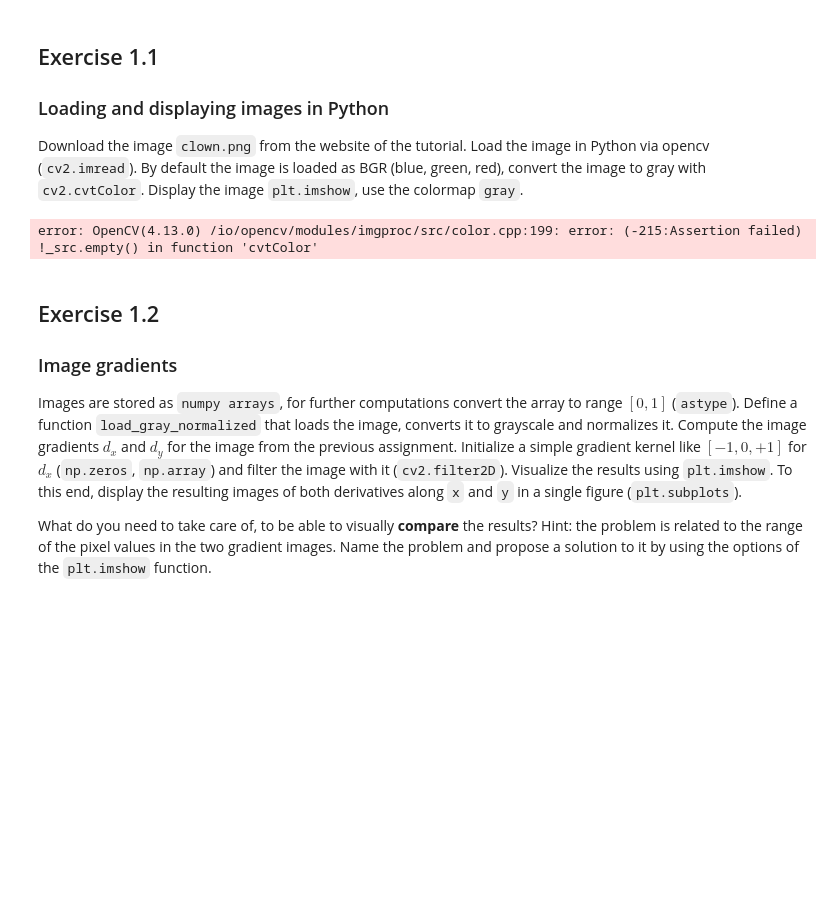
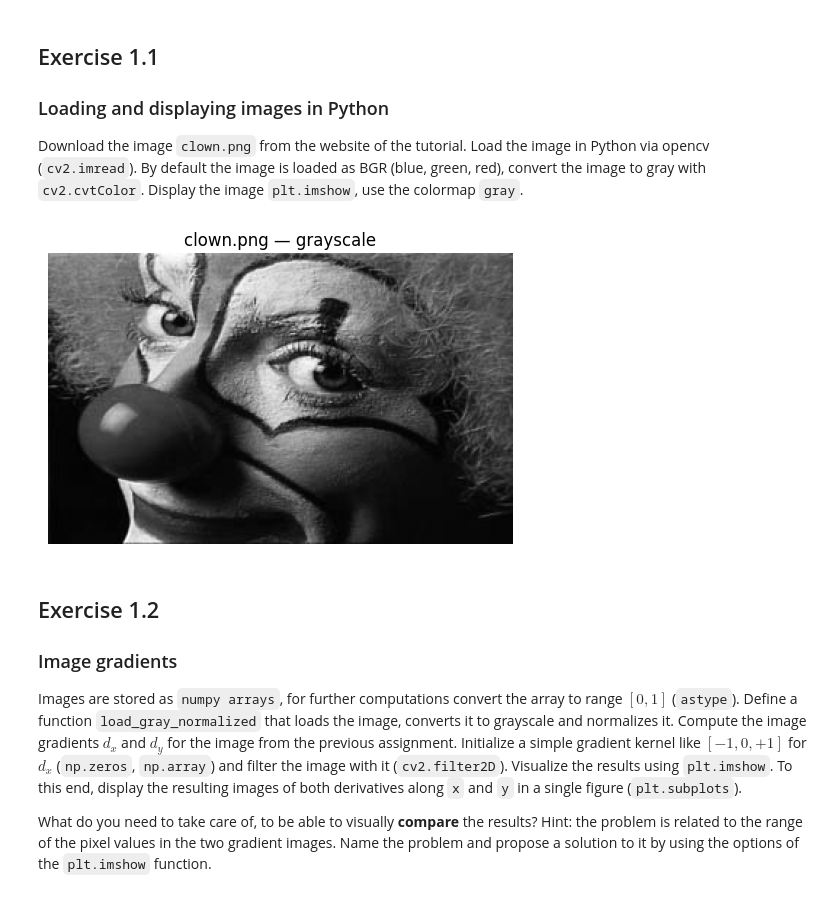
Before and after one commit to harshaugust/Blog, a Jupyter notebook: exercise_1.ipynb, the cells around one changed output. Saved outputs shown, nothing was run; the diff lists cells and outputs as text; code cells hidden in the pictures; blank space fills up the shorter version.

```diff
--- a/exercise_1.ipynb
+++ b/exercise_1.ipynb
@@ -37,27 +37,24 @@ the image in Python via opencv (`cv2.imread`). By default the image is loaded as
 Display the image `plt.imshow`, use the colormap `gray`.
 # %%
 # TODO: define image path
-image_path = join(getcwd(), 'images', 'clown.png')
+image_path = join(getcwd(), 'data', 'exercise_1', 'clown.png')
 
 # TODO: read image
 # cv2.imread loads in BGR order by default
 image_bgr = cv2.imread(image_path)
 
-print(image_bgr.shape)
-print(image_bgr.dtype)
-
 # TODO: convert image to grayscale
-# cv2.COLOR_BGR2GRAY converts BGR → single-channel gray
+# cv2.COLOR_BGR2GRAY converts BGR -> single-channel gray
 image_gray = cv2.cvtColor(image_bgr, cv2.COLOR_BGR2GRAY)
 
 # TODO: display image
 plt.figure(figsize=(6, 6))
 plt.imshow(image_gray, cmap='gray')
 plt.title('clown.png — grayscale')
 plt.axis('off')
 plt.show()
 # %% [output]
-error: OpenCV(4.13.0) /io/opencv/modules/imgproc/src/color.cpp:199: error: (-215:Assertion failed) !_src.empty() in function 'cvtColor'
+[figure, added]
 # %% [markdown]
 ## Exercise 1.2
 ### Image gradients
```
Also changed, not shown: parts of 19 cells of this notebook.
